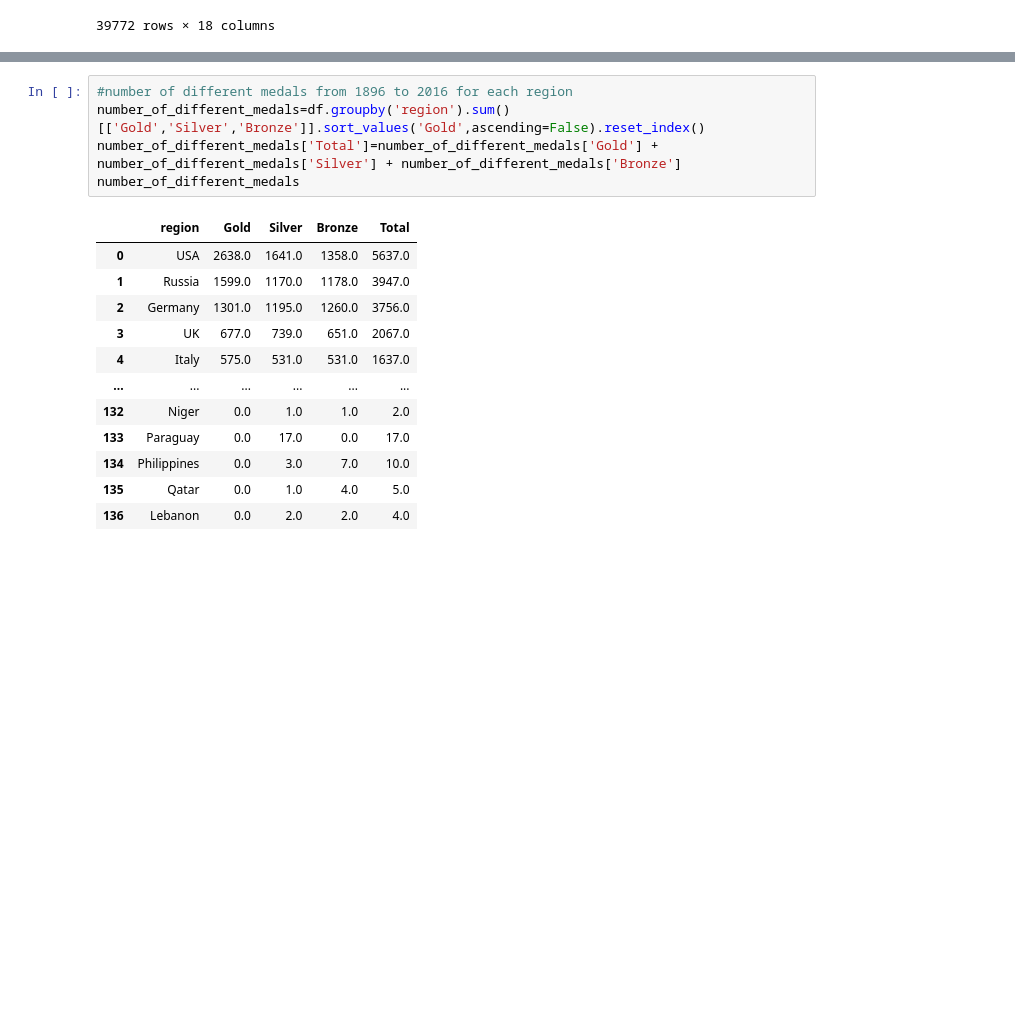
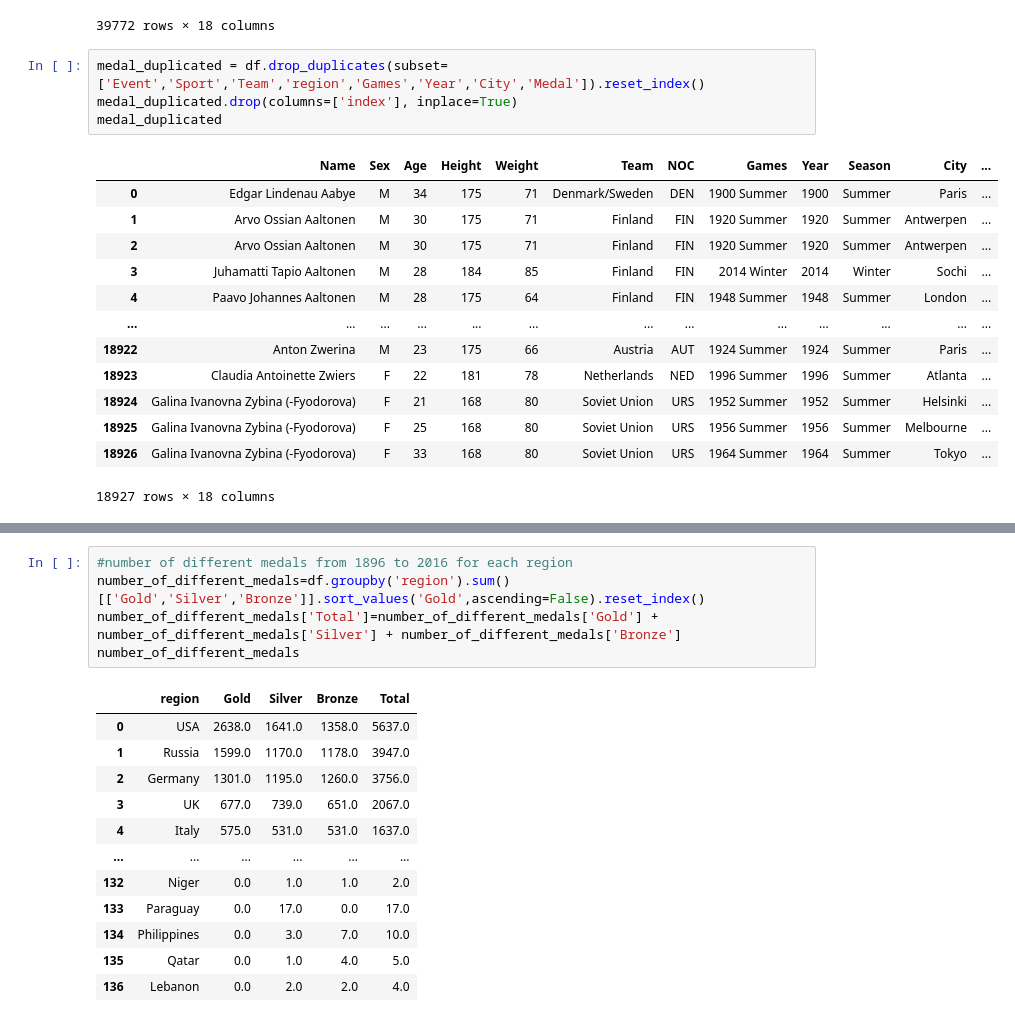
Before and after one commit to MaliheDahmardeh/Olympic-History, a Jupyter notebook: Olympic_History.ipynb, the cells around one changed output, grey strips where cells are left out. Drawn from its saved outputs; the diff is of its cells as text; blank space fills up the shorter version.

```diff
--- a/Olympic_History.ipynb
+++ b/Olympic_History.ipynb
@@ -412,3 +412,21 @@ df
 | 271102 | Olesya Nikolayevna Zykina | F | 19 | 171 | 64 | Russia | RUS | 2000 Summer | 2000 | Summer | Sydney | ... |
 | 271103 | Olesya Nikolayevna Zykina | F | 23 | 171 | 64 | Russia | RUS | 2004 Summer | 2004 | Summer | Athina | ... |
 39772 rows × 18 columns
+# %%
+medal_duplicated = df.drop_duplicates(subset=['Event','Sport','Team','region','Games','Year','City','Medal']).reset_index()
+medal_duplicated.drop(columns=['index'], inplace=True)
+medal_duplicated
+# %% [output]
+|  | Name | Sex | Age | Height | Weight | Team | NOC | Games | Year | Season | City | ... |
+| 0 | Edgar Lindenau Aabye | M | 34 | 175 | 71 | Denmark/Sweden | DEN | 1900 Summer | 1900 | Summer | Paris | ... |
+| 1 | Arvo Ossian Aaltonen | M | 30 | 175 | 71 | Finland | FIN | 1920 Summer | 1920 | Summer | Antwerpen | ... |
+| 2 | Arvo Ossian Aaltonen | M | 30 | 175 | 71 | Finland | FIN | 1920 Summer | 1920 | Summer | Antwerpen | ... |
+| 3 | Juhamatti Tapio Aaltonen | M | 28 | 184 | 85 | Finland | FIN | 2014 Winter | 2014 | Winter | Sochi | ... |
+| 4 | Paavo Johannes Aaltonen | M | 28 | 175 | 64 | Finland | FIN | 1948 Summer | 1948 | Summer | London | ... |
+| ... | ... | ... | ... | ... | ... | ... | ... | ... | ... | ... | ... | ... |
+| 18922 | Anton Zwerina | M | 23 | 175 | 66 | Austria | AUT | 1924 Summer | 1924 | Summer | Paris | ... |
+| 18923 | Claudia Antoinette Zwiers | F | 22 | 181 | 78 | Netherlands | NED | 1996 Summer | 1996 | Summer | Atlanta | ... |
+| 18924 | Galina Ivanovna Zybina (-Fyodorova) | F | 21 | 168 | 80 | Soviet Union | URS | 1952 Summer | 1952 | Summer | Helsinki | ... |
+| 18925 | Galina Ivanovna Zybina (-Fyodorova) | F | 25 | 168 | 80 | Soviet Union | URS | 1956 Summer | 1956 | Summer | Melbourne | ... |
+| 18926 | Galina Ivanovna Zybina (-Fyodorova) | F | 33 | 168 | 80 | Soviet Union | URS | 1964 Summer | 1964 | Summer | Tokyo | ... |
+18927 rows × 18 columns
```
Also changed, not shown: parts of 2 cells of this notebook.
